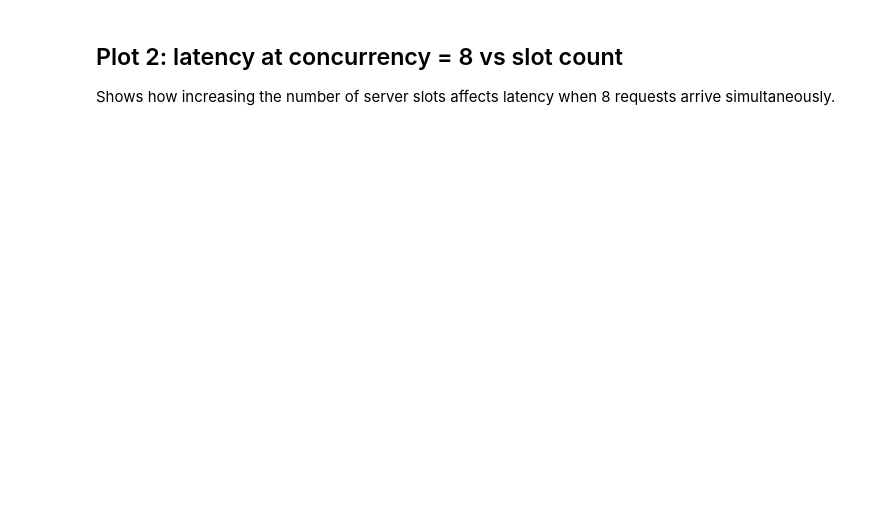
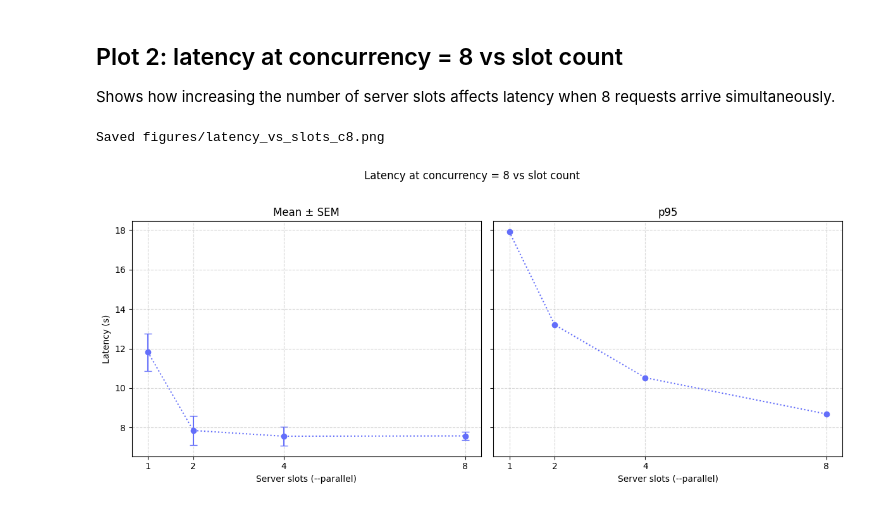
Before and after one commit to gperdrizet/llama.cpp-server, a Jupyter notebook: notebooks/load_test_results.ipynb, the cells around one changed output. Saved outputs shown, nothing was run; the diff lists cells and outputs as text; code cells hidden in the pictures; blank space fills up the shorter version.

```diff
--- a/notebooks/load_test_results.ipynb
+++ b/notebooks/load_test_results.ipynb
@@ -122,42 +146,48 @@ Shows how increasing the number of server slots affects latency when 8 requests
 # %%
 TARGET_CONCURRENCY = 8
 
 data_c8 = data[data['concurrency'] == TARGET_CONCURRENCY]
 
 if data_c8.empty:
     print(f'No data for concurrency={TARGET_CONCURRENCY}. Adjust TARGET_CONCURRENCY above.')
 else:
-    stats_c8 = summarise(data_c8, ['slots'])
+    stats_c8 = summarize(data_c8, ['slots'])
 
-    fig2 = go.Figure()
+    fig2, (ax_mean, ax_p95) = plt.subplots(1, 2, figsize=(12, 5), sharey=True)
 
-    # Mean ± SEM
-    fig2.add_trace(go.Scatter(
-        x=stats_c8['slots'],
-        y=stats_c8['mean'],
-        error_y=dict(type='data', array=stats_c8['sem'].tolist(), visible=True),
-        mode='lines+markers',
-        line=dict(width=1.5, dash='solid'),
-        marker=dict(size=9),
-        name='Mean ± SEM',
-    ))
+    # Mean ± SEM — left panel
+    ax_mean.errorbar(
+        stats_c8['slots'], stats_c8['mean'],
+        yerr=stats_c8['sem'],
+        marker='o', markersize=6, linewidth=1.5, linestyle=':',
+        capsize=4, color='#636EFA',
+    )
+    ax_mean.set_title('Mean ± SEM')
 
-    # p95
-    fig2.add_trace(go.Scatter(
-        x=stats_c8['slots'],
-        y=stats_c8['p95'],
-        mode='lines+markers',
-        line=dict(width=1.5, dash='dot'),
-        marker=dict(size=8, symbol='diamond'),
-        name='p95',
-    ))
+    # p95 — right panel
+    ax_p95.plot(
+        stats_c8['slots'], stats_c8['p95'],
+        marker='o', markersize=6, linewidth=1.5, linestyle=':',
+        color='#636EFA',
+    )
+    ax_p95.set_title('p95')
 
-    fig2.update_layout(
-        title=f'Latency at concurrency = {TARGET_CONCURRENCY} vs slot count',
-        xaxis_title='Server slots (--parallel)',
-        yaxis_title='Latency (s)',
-        xaxis=dict(tickmode='array', tickvals=stats_c8['slots'].tolist()),
-        margin=dict(l=50, r=20, t=50, b=50),
+    for ax in (ax_mean, ax_p95):
+        ax.set_xlabel('Server slots (--parallel)')
+        ax.set_xticks(stats_c8['slots'].tolist())
+        ax.grid(True, linestyle='--', alpha=0.5)
+
+    ax_mean.set_ylabel('Latency (s)')
+
+    fig2.suptitle(
+        f'Latency at concurrency = {TARGET_CONCURRENCY} vs slot count', y=1.02
     )
+    fig2.tight_layout()
 
-    fig2.show()
+    out2 = FIGURES_DIR / f'latency_vs_slots_c{TARGET_CONCURRENCY}.png'
+    fig2.savefig(out2, dpi=150, bbox_inches='tight')
+    print(f'Saved {out2}')
+    plt.show()
+# %% [output]
+Saved figures/latency_vs_slots_c8.png
+[figure, added]
```
Also changed, not shown: parts of 5 cells of this notebook, 3 other files.
